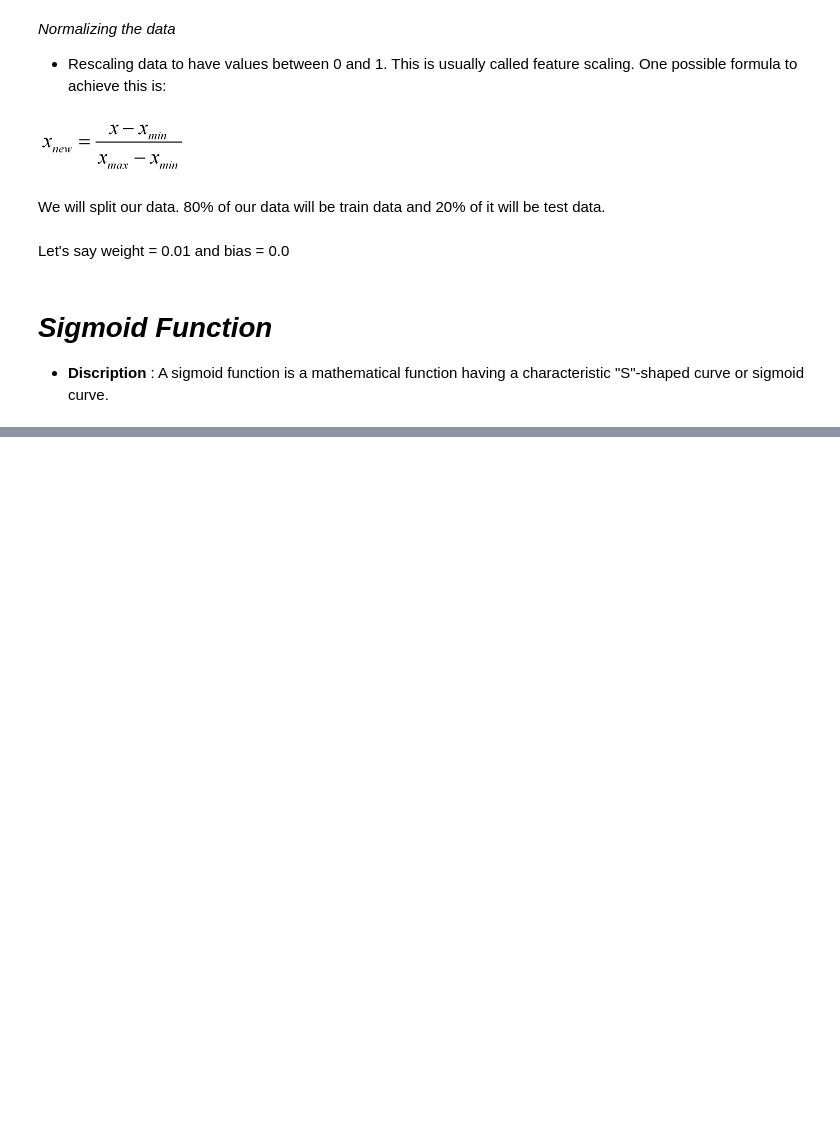
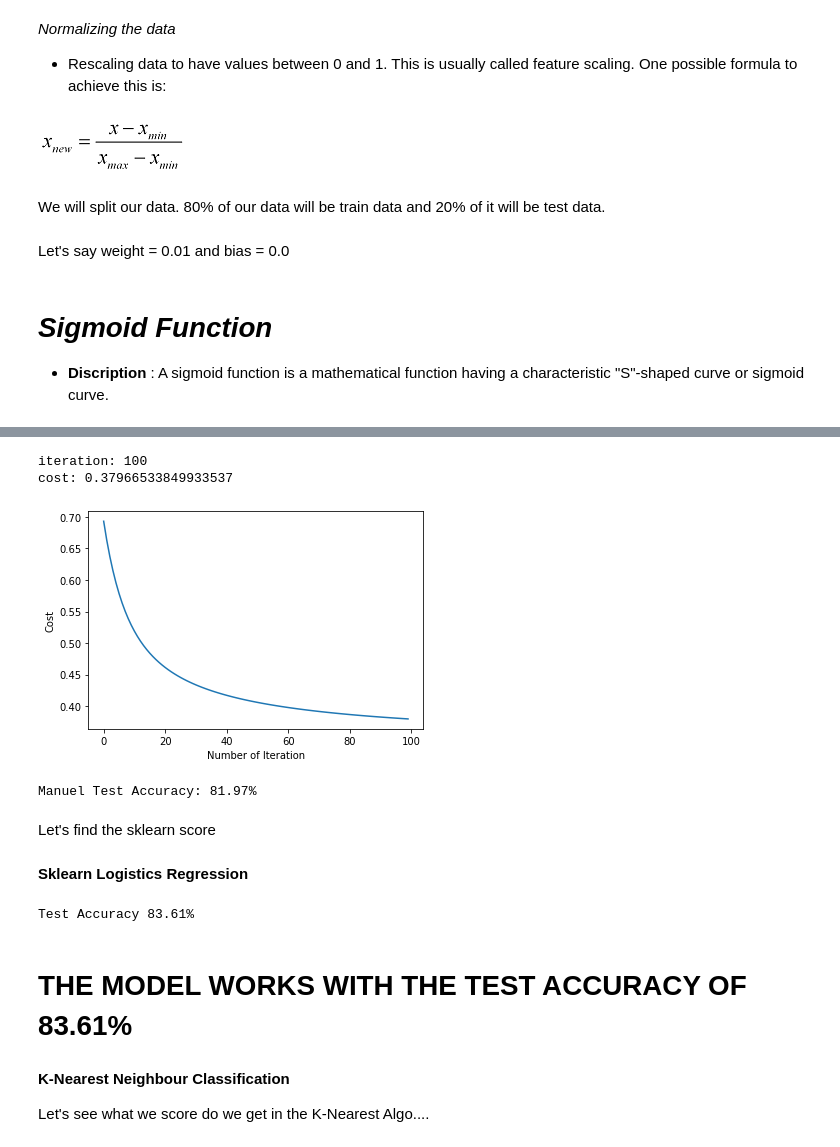
Before and after one commit to arkham7638/cclgproji, a Jupyter notebook: Heart_Disease_Prediction.ipynb, the cells around one changed output, grey strips where cells are left out. Drawn from its saved outputs; the diff is of its cells as text; code cells hidden in the pictures; blank space fills up the shorter version.

```diff
--- a/Heart_Disease_Prediction.ipynb
+++ b/Heart_Disease_Prediction.ipynb
@@ -357,0 +354,14 @@ def sigmoid(z):
+# %%
+def forwardBackward(weight,bias,x_train,y_train):
+    # Forward
+
+    y_head = sigmoid(np.dot(weight.T,x_train) + bias)
+    loss = -(y_train*np.log(y_head) + (1-y_train)*np.log(1-y_head))
+    cost = np.sum(loss) / x_train.shape[1]
+
+    # Backward
+    derivative_weight = np.dot(x_train,((y_head-y_train).T))/x_train.shape[1]
+    derivative_bias = np.sum(y_head-y_train)/x_train.shape[1]
+    gradients = {"Derivative Weight" : derivative_weight, "Derivative Bias" : derivative_bias}
+
+    return cost,gradients
@@ -357,0 +393,51 @@ def sigmoid(z):
+# %%
+def predict(weight,bias,x_test):
+    z = np.dot(weight.T,x_test) + bias
+    y_head = sigmoid(z)
+
+    y_prediction = np.zeros((1,x_test.shape[1]))
+
+    for i in range(y_head.shape[1]):
+        if y_head[0,i] <= 0.5:
+            y_prediction[0,i] = 0
+        else:
+            y_prediction[0,i] = 1
+    return y_prediction
+# %%
+def logistic_regression(x_train,y_train,x_test,y_test,learningRate,iteration):
+    dimension = x_train.shape[0]
+    weight,bias = initialize(dimension)
+
+    parameters, gradients = update(weight,bias,x_train,y_train,learningRate,iteration)
+
+    y_prediction = predict(parameters["weight"],parameters["bias"],x_test)
+
+    print("Manuel Test Accuracy: {:.2f}%".format((100 - np.mean(np.abs(y_prediction - y_test))*100)))
+# %%
+logistic_regression(x_train,y_train,x_test,y_test,1,100)
+# %% [output]
+iteration: 100
+cost: 0.37966533849933537
+[figure, added]
+Manuel Test Accuracy: 81.97%
+# %% [markdown]
+Let's find the sklearn score
+# %% [markdown]
+**Sklearn Logistics Regression**
+# %%
+accuracies = {}
+
+lr = LogisticRegression()
+lr.fit(x_train.T,y_train.T)
+acc = lr.score(x_test.T,y_test.T)*100
+
+accuracies['Logistic Regression'] = acc
+print("Test Accuracy {:.2f}%".format(acc))
+# %% [output]
+Test Accuracy 83.61%
+# %% [markdown]
+# THE MODEL WORKS WITH THE TEST ACCURACY OF 83.61%
+# %% [markdown]
+**K-Nearest Neighbour Classification**
+
+Let's see what we score do we get in the K-Nearest Algo....
```
Also changed, not shown: parts of 18 cells of this notebook.
